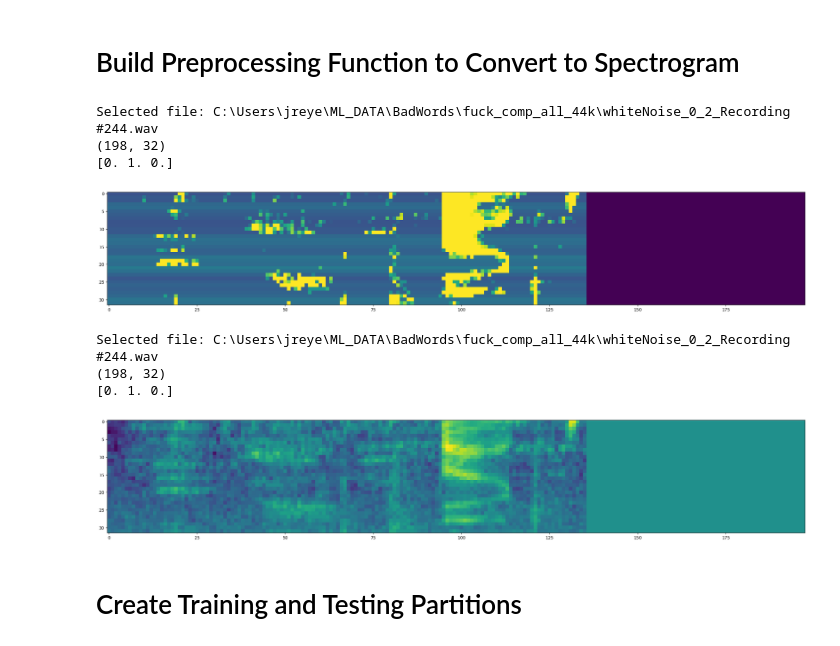
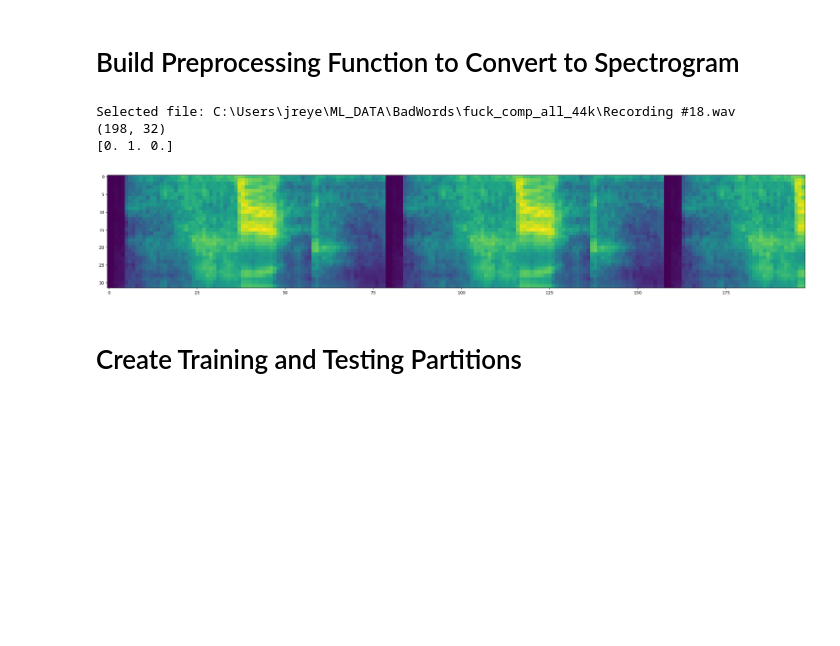
Before and after one commit to 490-BadMouth/BadMouth, a Jupyter notebook: MEL_FNN.ipynb, the cells around one changed output. Cells and saved outputs as stored; diff of their text form; code cells hidden in the pictures; blank space fills up the shorter version.

Commit message:
new model with better preprocessing

```diff
--- a/MEL_FNN.ipynb
+++ b/MEL_FNN.ipynb
@@ -288,19 +288,13 @@ def load_wav(file_path):
 
 
 
+def repeat_spectrogram(spectrogram, target_shape):
+    # Repeat the spectrogram along the time axis until it reaches the target shape
+    repeats = int(np.ceil(target_shape[0] / spectrogram.shape[0]))
+    repeated_spectrogram = np.tile(spectrogram, (repeats, 1))
+    repeated_spectrogram = repeated_spectrogram[:target_shape[0], :]
 
-
-
-
-
-def pad_spectrogram(spectrogram, target_shape):
-    # Calculate the required padding
-    padding = [[0, target_shape[0] - spectrogram.shape[0]], [0, 0]]
-
-    # Apply the padding
-    padded_spectrogram = tf.pad(spectrogram, padding, mode='CONSTANT', constant_values=0)
-
-    return padded_spectrogram
+    return repeated_spectrogram
 # %%
 def preprocess(file_path, label):
     # WORKING CODE
@@ -388,41 +334,23 @@ def preprocess0(file_path, label):
 # %%
 filepath, label = data.shuffle(buffer_size=10000).as_numpy_iterator().next()
 padded_spectrogram, label = preprocess(filepath, label)
 
 # Convert the filepath tensor to a string
 filename_str = filepath.decode('utf-8')
 
 # Print the file name
 print(f"Selected file: {filename_str}")
 
 print(padded_spectrogram.shape)
 print(label)
 plt.figure(figsize=(30,20))
 plt.imshow(tf.transpose(padded_spectrogram))
 plt.show()
-
-padded_spectrogram, label = preprocess0(filepath, label)
-
-# Convert the filepath tensor to a string
-filename_str = filepath.decode('utf-8')
-
-# Print the file name
-print(f"Selected file: {filename_str}")
-
-print(padded_spectrogram.shape)
-print(label)
-plt.figure(figsize=(30,20))
-plt.imshow(tf.transpose(padded_spectrogram))
-plt.show()
 # %% [output]
-Selected file: C:\Users\jreye\ML_DATA\BadWords\fuck_comp_all_44k\whiteNoise_0_2_Recording #244.wav
+Selected file: C:\Users\jreye\ML_DATA\BadWords\fuck_comp_all_44k\Recording #18.wav
 (198, 32)
 [0. 1. 0.]
-[figure, old version]
+[figure, new version]
-Selected file: C:\Users\jreye\ML_DATA\BadWords\fuck_comp_all_44k\whiteNoise_0_2_Recording #244.wav
-(198, 32)
-[0. 1. 0.]
-[figure, removed]
 # %% [markdown]
 # Create Training and Testing Partitions
 # %%
```
Also changed, not shown: parts of 16 cells of this notebook, 1 other file.
